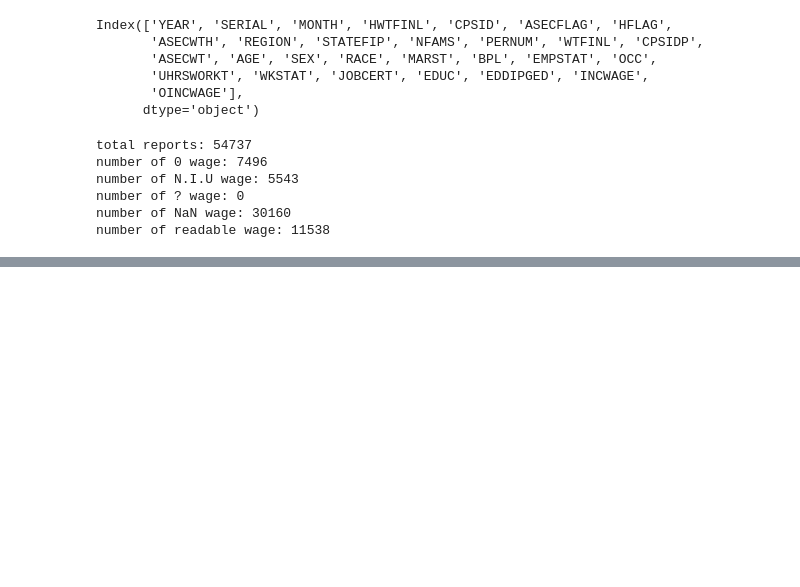
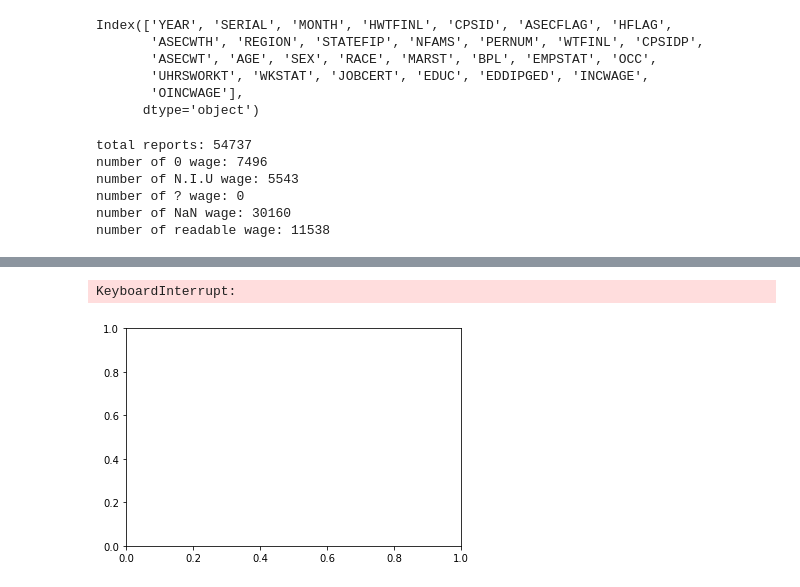
Before and after one commit to weiyueli7/beginners-newbies, a Jupyter notebook: util/vis.ipynb, the cells around one changed output, grey strips where cells are left out. Saved outputs shown, nothing was run; the diff lists cells and outputs as text; code cells hidden in the pictures; blank space fills up the shorter version.

```diff
--- a/util/vis.ipynb
+++ b/util/vis.ipynb
@@ -132,5 +184,7 @@ age_score(filtered)
 # %%
-filtered['age_c'] = abs(filtered['AGE'] - 40)
-display_categ(filtered, 'age_c')
-corr_heatmap(filtered)
+filtered['age_c'] = abs(filtered['AGE'] - 45)
+# filtered_nonzero['age_c'] = abs(filtered_nonzero['AGE'] - 40)
+filtered.groupby('age_c').mean()['inc_cpi99'].plot(color='brown')
+plt.savefig('age_centered_plot.png')
+# corr_heatmap(filtered)
 # %% [output]
@@ -146,0 +291,6 @@ AttributeError: 'list' object has no attribute 'T'
+# %%
+occ_wage = filtered[['OCC', 'INCWAGE']]
+occ_wage.sort_values(by='INCWAGE').plot(kind='bar')
+# %% [output]
+KeyboardInterrupt:
+[figure, added]
```
Also changed, not shown: parts of 14 cells of this notebook, 8 other files.
